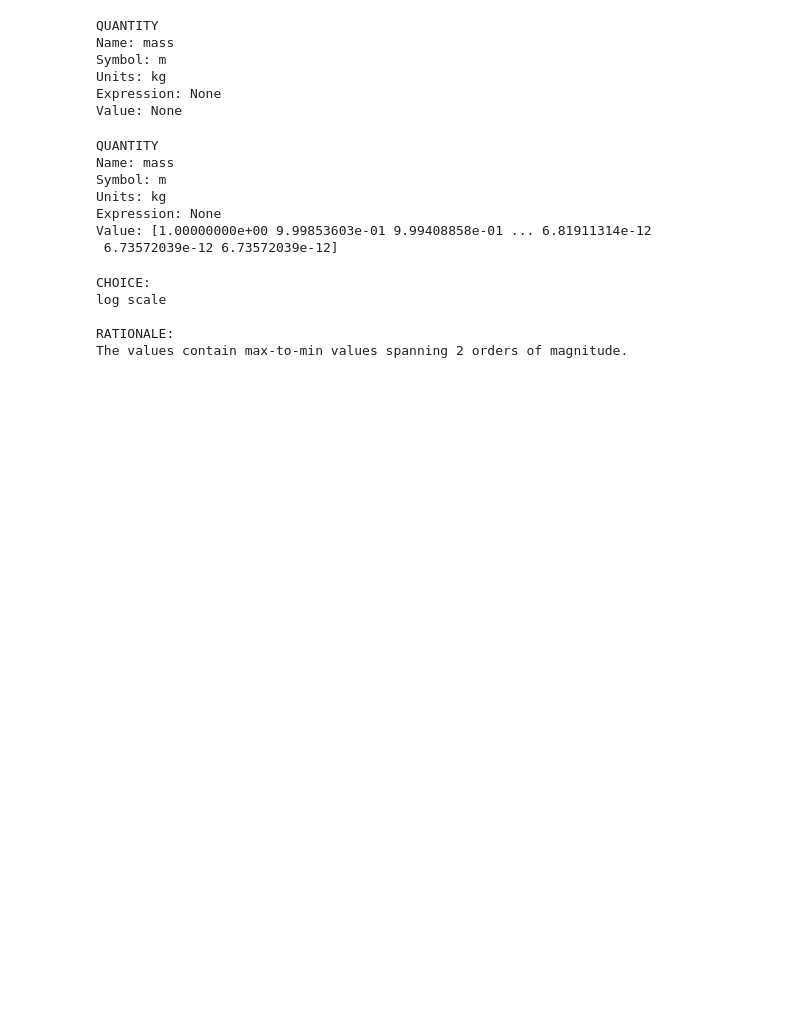
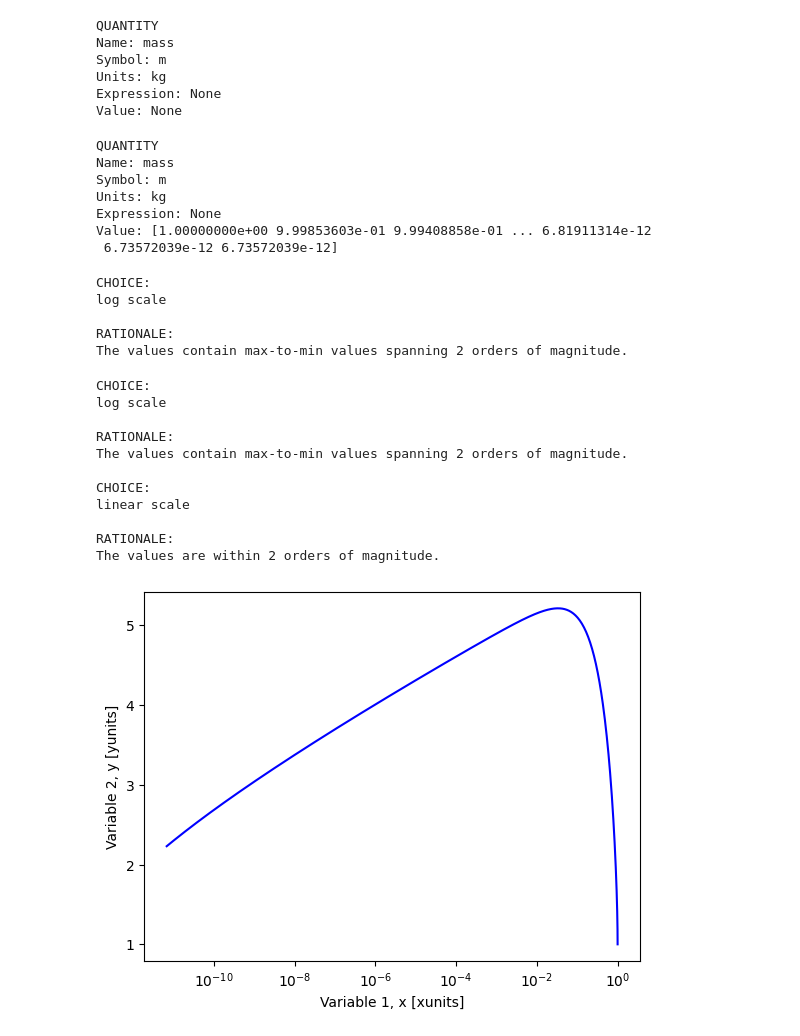
Before and after one commit to luquelab/dynamics, a Jupyter notebook: dynamic_regimes.ipynb, the cells around one changed output. Cells and saved outputs as stored; diff of their text form; code cells hidden in the pictures; blank space fills up the shorter version.

Commit message:
Add the WIP plot_figure function. Issues #34 #35.

```diff
--- a/dynamic_regimes.ipynb
+++ b/dynamic_regimes.ipynb
@@ -1229,0 +1280,20 @@ The values contain max-to-min values spanning 2 orders of magnitude.
+# %%
+# TEST
+quantity_x = Quantity(name = 'Variable 1', symbol = 'x', units = 'xunits', value = x)
+quantity_y = Quantity(name = 'Variable 2', symbol = 'y', units = 'yunits', value = y)
+
+fig, ax = plot_figure(quantity_x, quantity_y)
+plt.show(fig)
+# %% [output]
+CHOICE:
+log scale
+
+RATIONALE:
+The values contain max-to-min values spanning 2 orders of magnitude.
+
+CHOICE:
+linear scale
+
+RATIONALE:
+The values are within 2 orders of magnitude.
+[figure, added]
```
Also changed, not shown: parts of 1 cell of this notebook.
